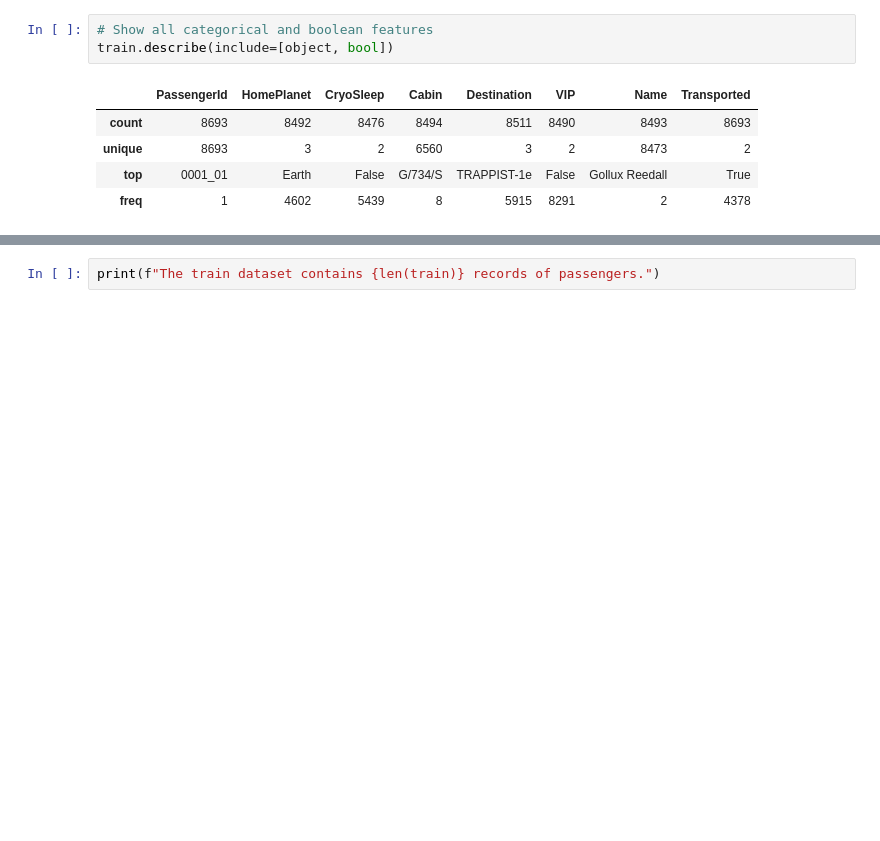
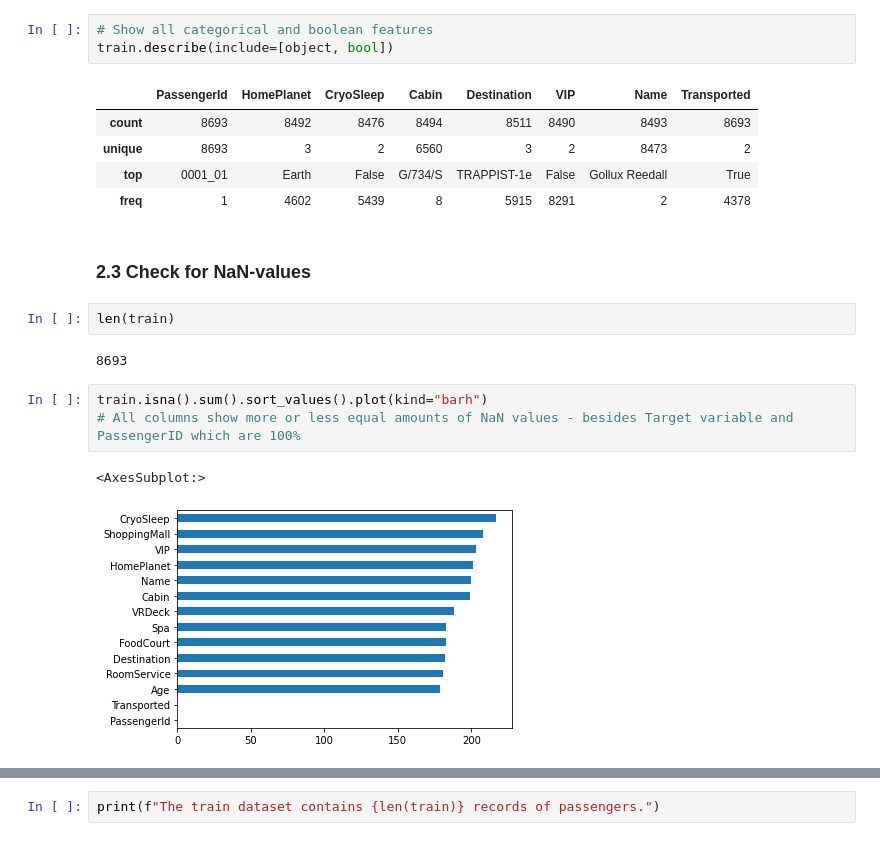
Before and after one commit to PatrickSVM/Spaceship-Titanic-Kaggle-Challenge, a Jupyter notebook: Spaceship_Titanic.ipynb, the cells around one changed output, grey strips where cells are left out. Drawn from its saved outputs; the diff is of its cells as text; blank space fills up the shorter version.

Commit message:
Analyzed NaN-values and correlations with visualizations

```diff
--- a/Spaceship_Titanic.ipynb
+++ b/Spaceship_Titanic.ipynb
@@ -104,3 +108,15 @@ train.describe(include=[object, bool])
 | unique | 8693 | 3 | 2 | 6560 | 3 | 2 | 8473 | 2 |
 | top | 0001_01 | Earth | False | G/734/S | TRAPPIST-1e | False | Gollux Reedall | True |
 | freq | 1 | 4602 | 5439 | 8 | 5915 | 8291 | 2 | 4378 |
+# %% [markdown]
+### 2.3 Check for NaN-values
+# %%
+len(train)
+# %% [output]
+8693
+# %%
+train.isna().sum().sort_values().plot(kind="barh")
+# All columns show more or less equal amounts of NaN values - besides Target variable and PassengerID which are 100%
+# %% [output]
+<AxesSubplot:>
+[figure, added]
```
Also changed, not shown: parts of 25 cells of this notebook.
